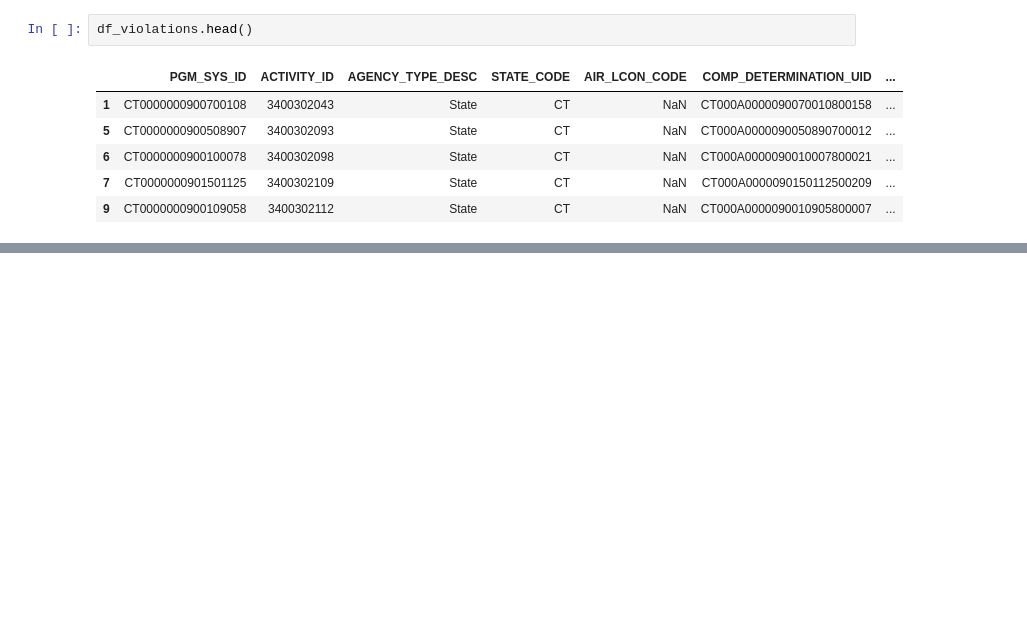
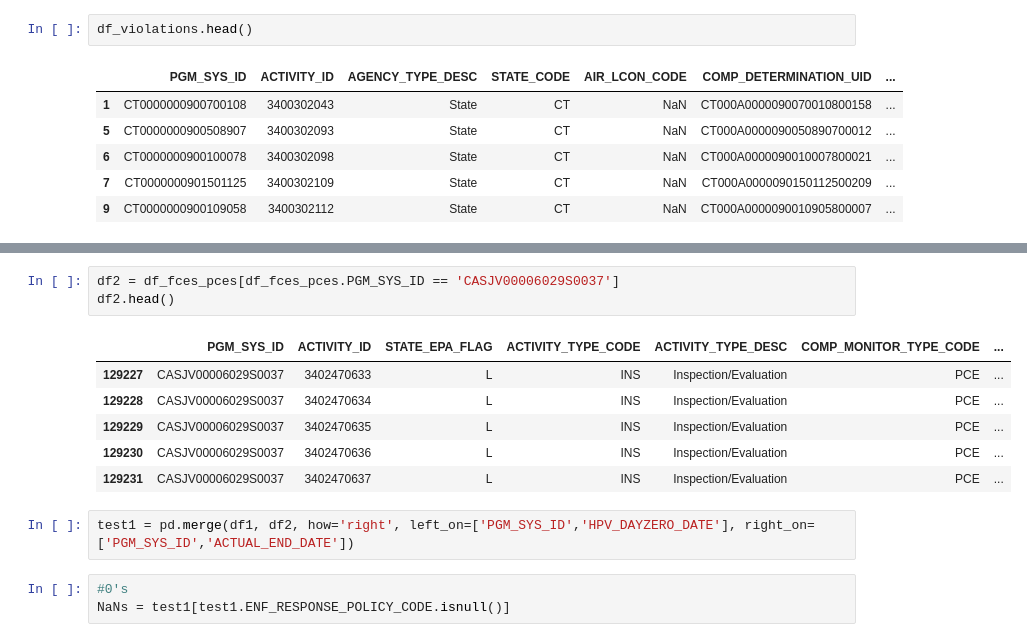
Before and after one commit to Aycrazy/ML_Project, a Jupyter notebook: ICIS_explore_2.ipynb, the cells around one changed output, grey strips where cells are left out. Saved outputs shown, nothing was run; the diff lists cells and outputs as text; blank space fills up the shorter version.

```diff
--- a/ICIS_explore_2.ipynb
+++ b/ICIS_explore_2.ipynb
@@ -372,0 +454,15 @@ df_violations.head()
+# %%
+df2 = df_fces_pces[df_fces_pces.PGM_SYS_ID == 'CASJV00006029S0037']
+df2.head()
+# %% [output]
+|  | PGM_SYS_ID | ACTIVITY_ID | STATE_EPA_FLAG | ACTIVITY_TYPE_CODE | ACTIVITY_TYPE_DESC | COMP_MONITOR_TYPE_CODE | ... |
+| 129227 | CASJV00006029S0037 | 3402470633 | L | INS | Inspection/Evaluation | PCE | ... |
+| 129228 | CASJV00006029S0037 | 3402470634 | L | INS | Inspection/Evaluation | PCE | ... |
+| 129229 | CASJV00006029S0037 | 3402470635 | L | INS | Inspection/Evaluation | PCE | ... |
+| 129230 | CASJV00006029S0037 | 3402470636 | L | INS | Inspection/Evaluation | PCE | ... |
+| 129231 | CASJV00006029S0037 | 3402470637 | L | INS | Inspection/Evaluation | PCE | ... |
+# %%
+test1 = pd.merge(df1, df2, how='right', left_on=['PGM_SYS_ID','HPV_DAYZERO_DATE'], right_on=['PGM_SYS_ID','ACTUAL_END_DATE'])
+# %%
+#0's
+NaNs = test1[test1.ENF_RESPONSE_POLICY_CODE.isnull()]
```
Also changed, not shown: parts of 16 cells of this notebook.
